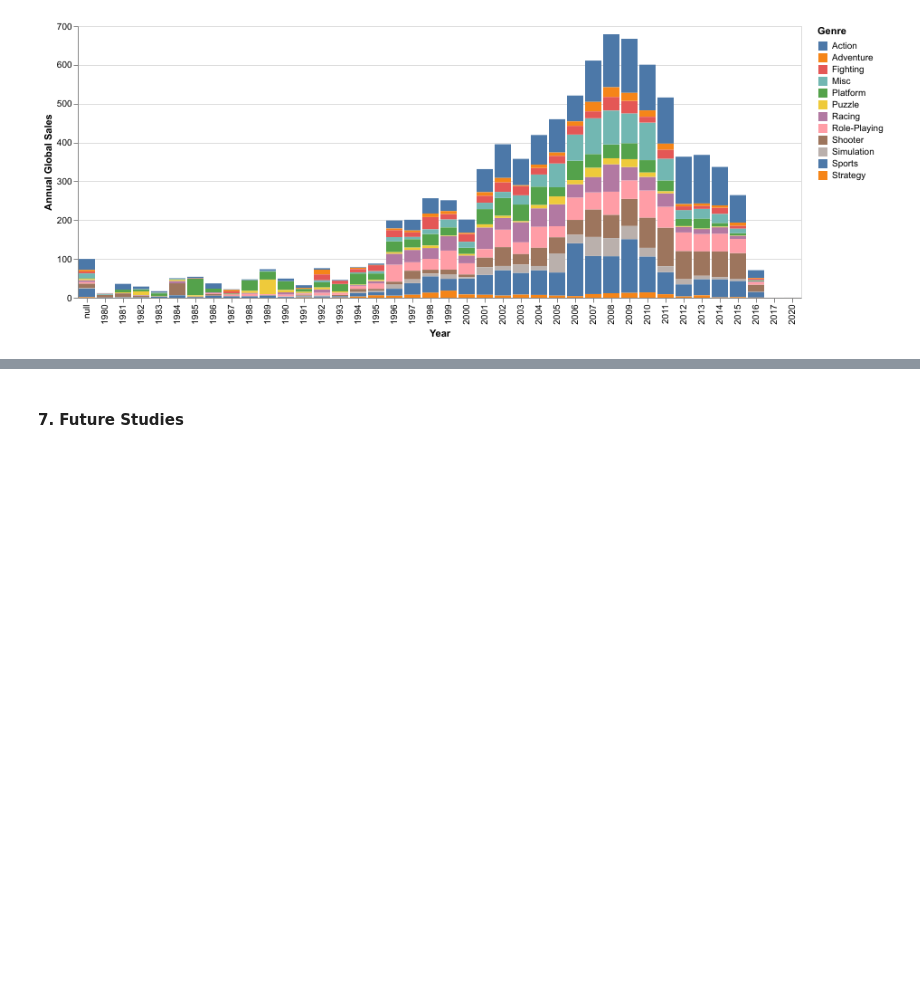
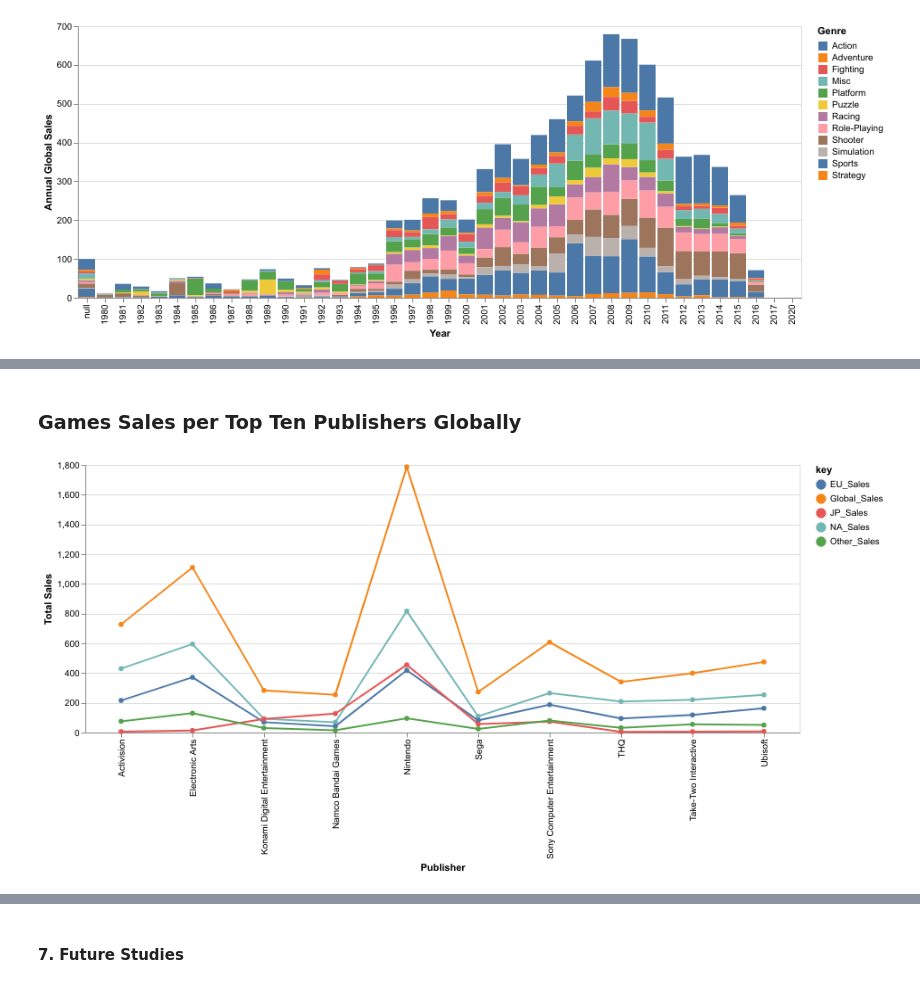
Before and after one commit to ubco-mds-2020-labs/data-550-project2-group-4, a Jupyter notebook: Aamir Working.ipynb, the cells around one changed output, grey strips where cells are left out. Cells and saved outputs as stored; diff of their text form; code cells hidden in the pictures; blank space fills up the shorter version.

```diff
--- a/Aamir Working.ipynb
+++ b/Aamir Working.ipynb
@@ -188,3 +173,16 @@ Name: Global_Sales, dtype: float64
+# %% [markdown]
+### Games Sales per Top Ten Publishers Globally
+# %%
+data = game.groupby('Publisher')[['NA_Sales','EU_Sales','JP_Sales','Other_Sales','Global_Sales']].sum().nlargest(10, 'Global_Sales').reset_index()
+
+alt.Chart(data).transform_fold(['NA_Sales','EU_Sales','JP_Sales','Other_Sales','Global_Sales']
+).mark_line(point=True).encode(
+    x='Publisher:N',
+    y=alt.Y('value:Q', axis=alt.Axis(title='Total Sales')),
+    color='key:N'
+).properties(width=800)
+# %% [output]
+[figure, added]
 # %%
 game.head()
 # %% [output]
```
Also changed, not shown: parts of 8 cells of this notebook.
